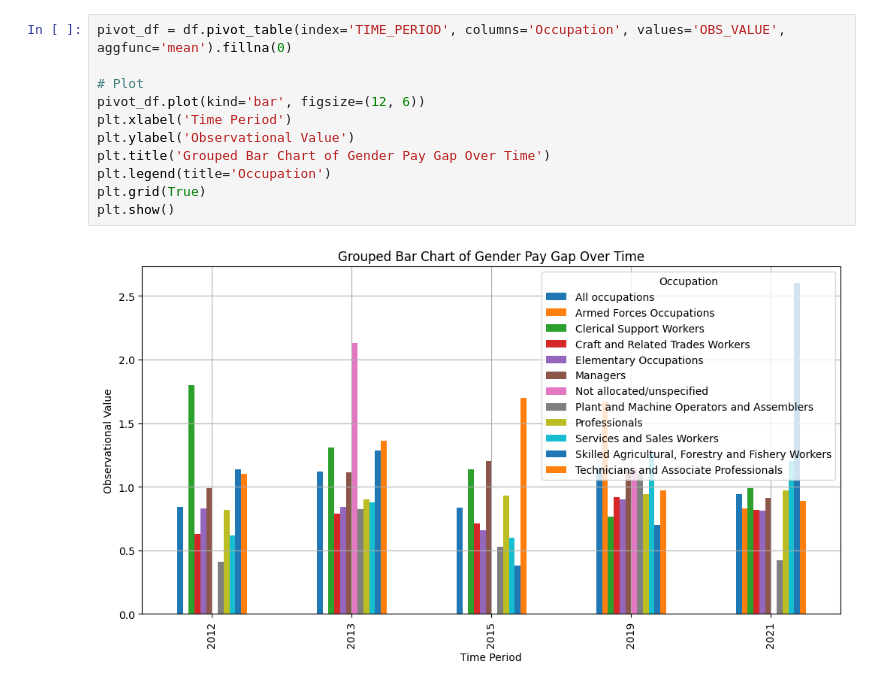
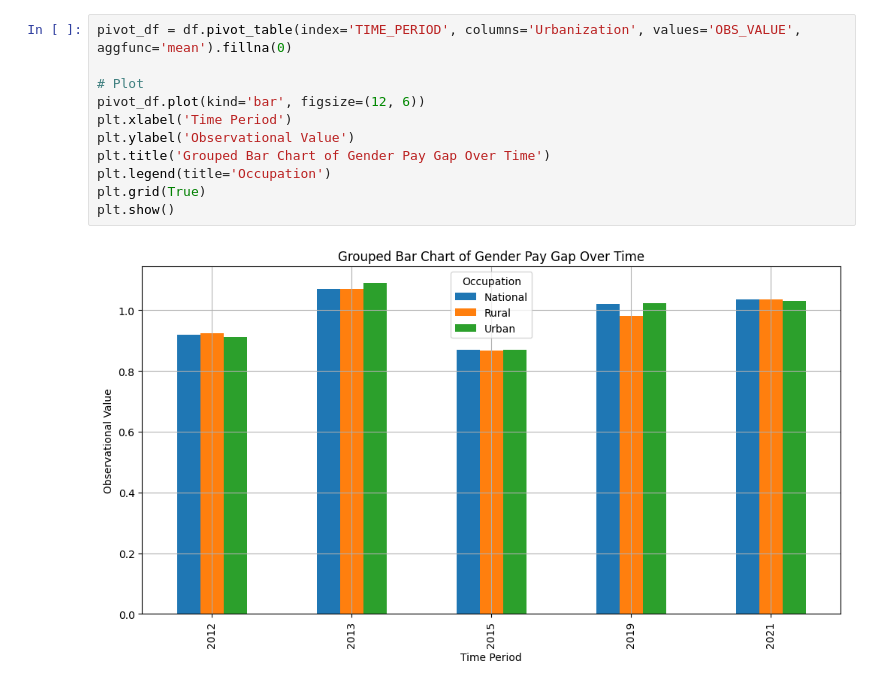
Before and after one commit to JosephBARBIERDARNAL/pacific-data-challenge, a Jupyter notebook: SPC,DF_GWG,1.0+all/sandbox.ipynb, the cells around one changed output. Cells and saved outputs as stored; diff of their text form.

```diff
--- a/SPC,DF_GWG,1.0+all/sandbox.ipynb
+++ b/SPC,DF_GWG,1.0+all/sandbox.ipynb
@@ -21,13 +20,13 @@ Name: count, dtype: int64
 # %%
-pivot_df = df.pivot_table(index='TIME_PERIOD', columns='Occupation', values='OBS_VALUE', aggfunc='mean').fillna(0)
+pivot_df = df.pivot_table(index='TIME_PERIOD', columns='Urbanization', values='OBS_VALUE', aggfunc='mean').fillna(0)
 
 # Plot
 pivot_df.plot(kind='bar', figsize=(12, 6))
 plt.xlabel('Time Period')
 plt.ylabel('Observational Value')
 plt.title('Grouped Bar Chart of Gender Pay Gap Over Time')
 plt.legend(title='Occupation')
 plt.grid(True)
 plt.show()
 # %% [output]
-[figure, old version]
+[figure, new version]
```
Also changed, not shown: parts of 1 cell of this notebook, 7 other files.
